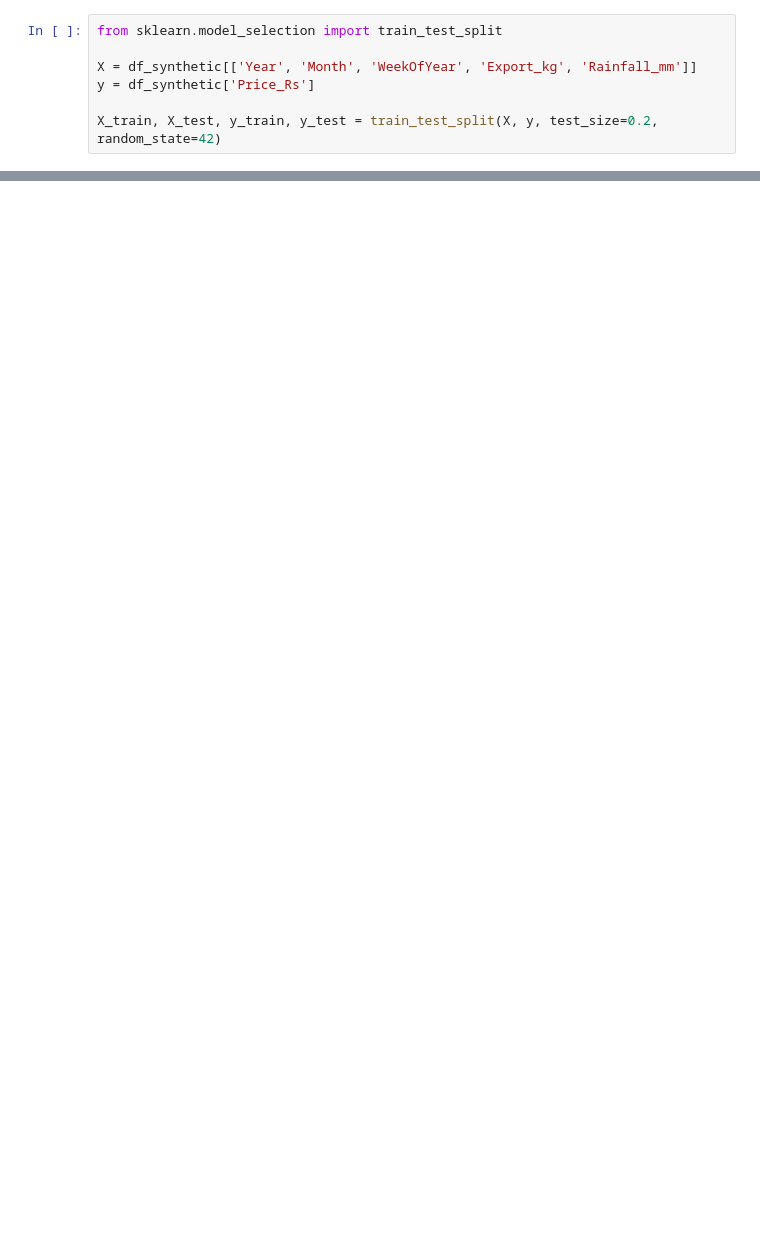
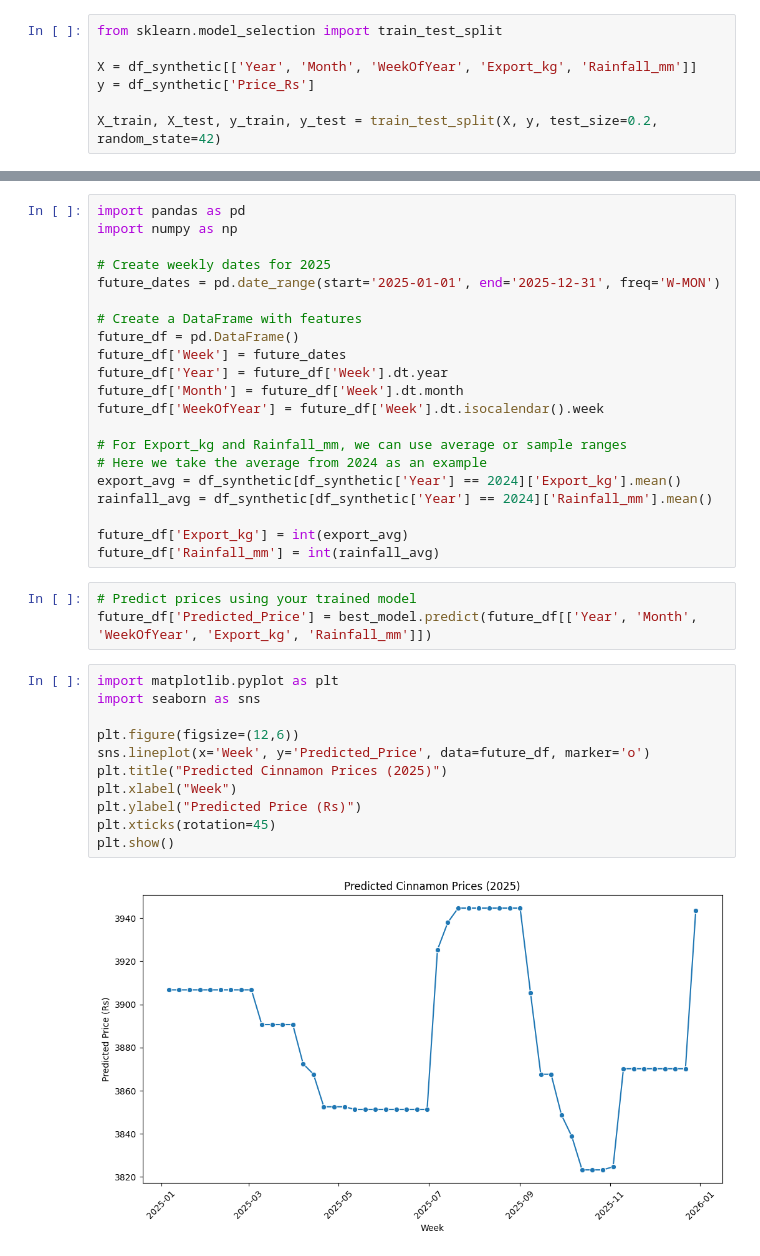
Before and after one commit to sasika2001/Sri-Lankan-Cinnamon-Price-Forecasting, a Jupyter notebook: Untitled17.ipynb, the cells around one changed output, grey strips where cells are left out. Cells and saved outputs as stored; diff of their text form; blank space fills up the shorter version.

```diff
--- a/Untitled17.ipynb
+++ b/Untitled17.ipynb
@@ -386,0 +170,37 @@ print(future_df_next.head())
+# %%
+import pandas as pd
+import numpy as np
+
+# Create weekly dates for 2025
+future_dates = pd.date_range(start='2025-01-01', end='2025-12-31', freq='W-MON')
+
+# Create a DataFrame with features
+future_df = pd.DataFrame()
+future_df['Week'] = future_dates
+future_df['Year'] = future_df['Week'].dt.year
+future_df['Month'] = future_df['Week'].dt.month
+future_df['WeekOfYear'] = future_df['Week'].dt.isocalendar().week
+
+# For Export_kg and Rainfall_mm, we can use average or sample ranges
+# Here we take the average from 2024 as an example
+export_avg = df_synthetic[df_synthetic['Year'] == 2024]['Export_kg'].mean()
+rainfall_avg = df_synthetic[df_synthetic['Year'] == 2024]['Rainfall_mm'].mean()
+
+future_df['Export_kg'] = int(export_avg)
+future_df['Rainfall_mm'] = int(rainfall_avg)
+# %%
+# Predict prices using your trained model
+future_df['Predicted_Price'] = best_model.predict(future_df[['Year', 'Month', 'WeekOfYear', 'Export_kg', 'Rainfall_mm']])
+# %%
+import matplotlib.pyplot as plt
+import seaborn as sns
+
+plt.figure(figsize=(12,6))
+sns.lineplot(x='Week', y='Predicted_Price', data=future_df, marker='o')
+plt.title("Predicted Cinnamon Prices (2025)")
+plt.xlabel("Week")
+plt.ylabel("Predicted Price (Rs)")
+plt.xticks(rotation=45)
+plt.show()
+# %% [output]
+[figure, added]
```
Also changed, not shown: parts of 41 cells of this notebook.
